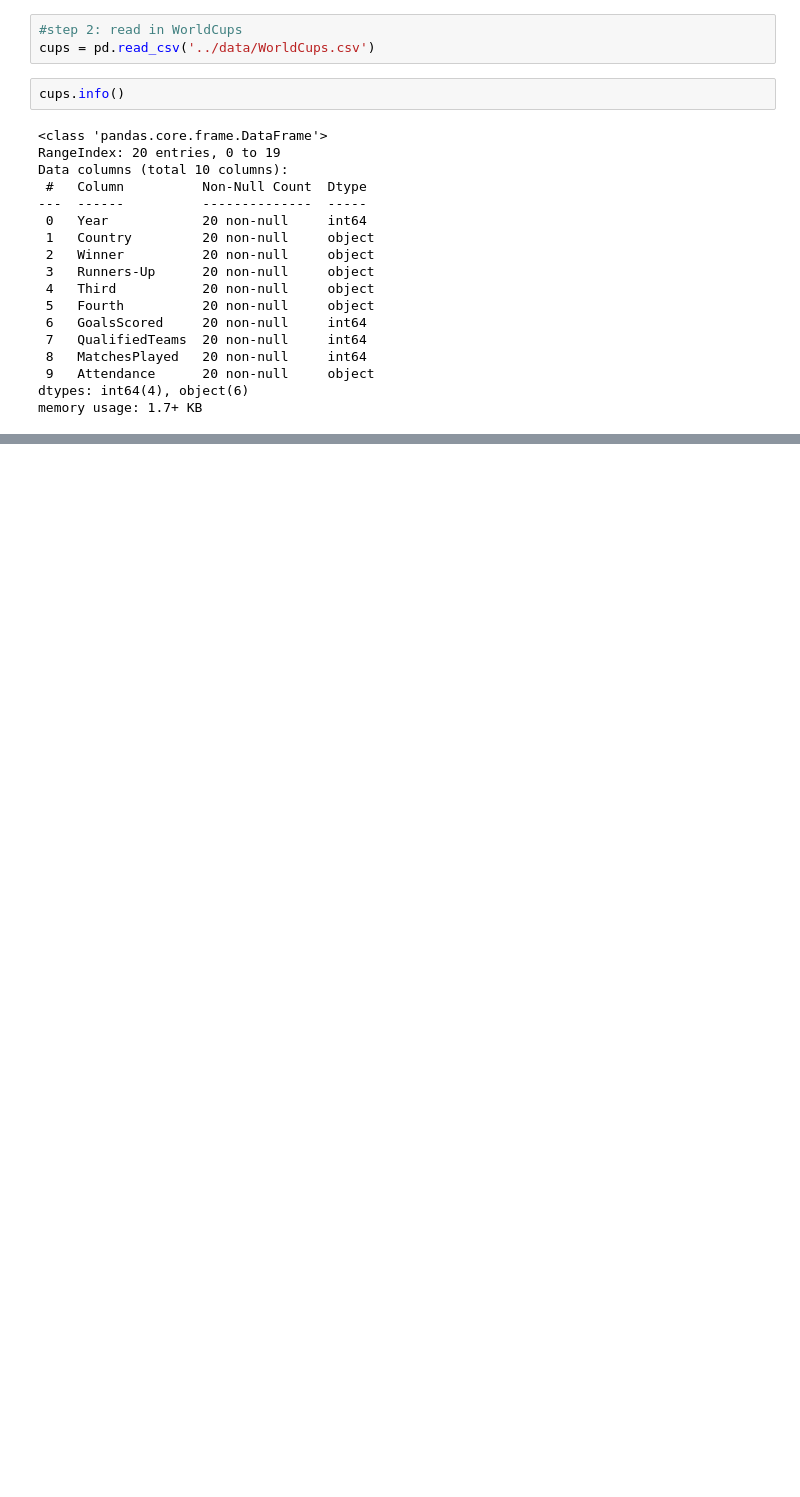
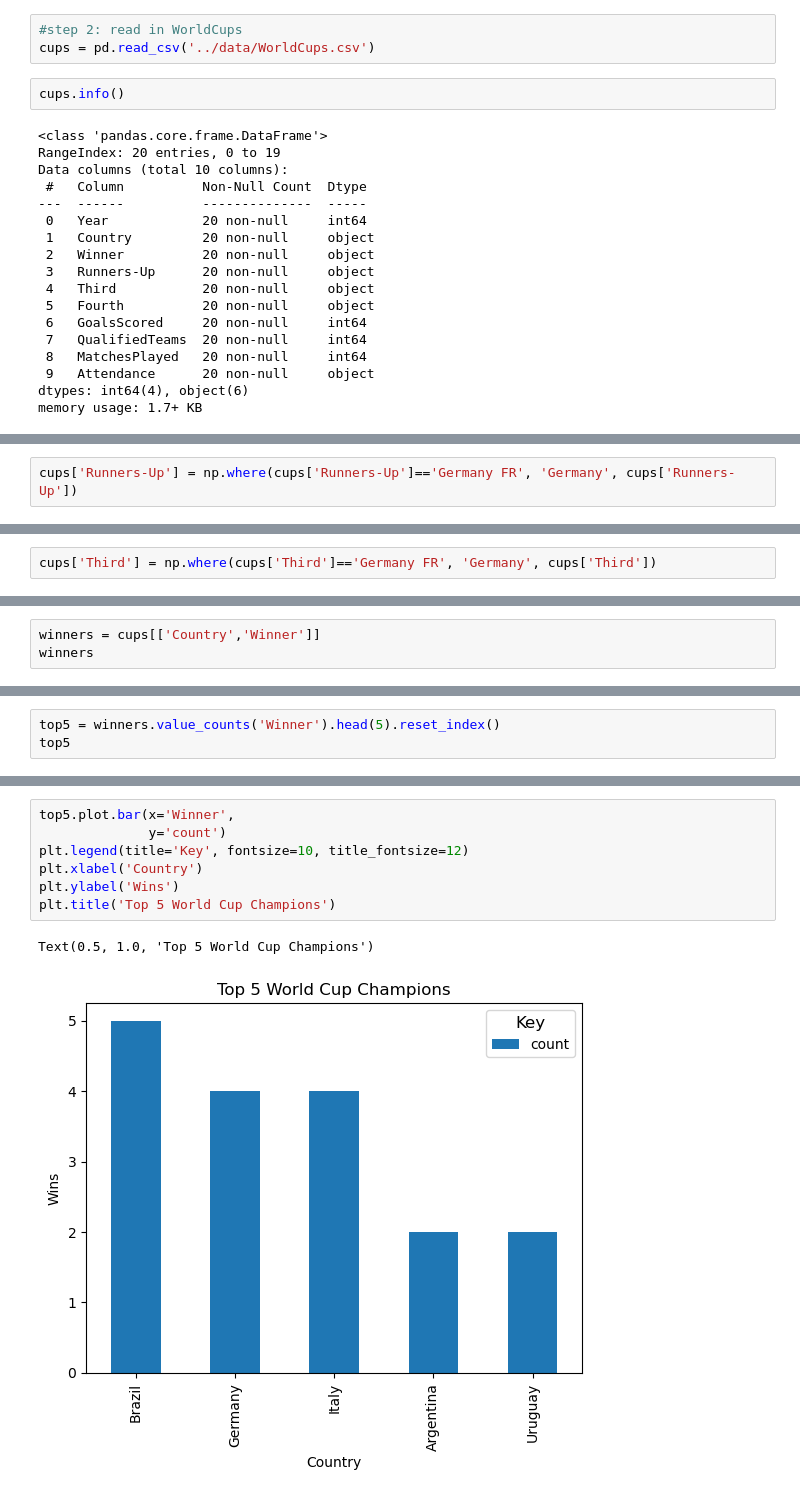
Before and after one commit to katieclayy/World-Cup-Matches-Analysis, a Jupyter notebook: notebook/WorldCupAnalysis.ipynb, the cells around one changed output, grey strips where cells are left out. Saved outputs shown, nothing was run; the diff lists cells and outputs as text; blank space fills up the shorter version.

```diff
--- a/notebook/WorldCupAnalysis.ipynb
+++ b/notebook/WorldCupAnalysis.ipynb
@@ -101,0 +178,2 @@ cups.head()
+# %%
+cups['Runners-Up'] = np.where(cups['Runners-Up']=='Germany FR', 'Germany', cups['Runners-Up'])
@@ -101,0 +186,2 @@ cups.head()
+# %%
+cups['Third'] = np.where(cups['Third']=='Germany FR', 'Germany', cups['Third'])
@@ -101,0 +194,3 @@ cups.head()
+# %%
+winners = cups[['Country','Winner']]
+winners
@@ -101,0 +215,3 @@ cups.head()
+# %%
+top5 = winners.value_counts('Winner').head(5).reset_index()
+top5
@@ -101,0 +237,10 @@ cups.head()
+# %%
+top5.plot.bar(x='Winner',
+              y='count')
+plt.legend(title='Key', fontsize=10, title_fontsize=12)
+plt.xlabel('Country')
+plt.ylabel('Wins')
+plt.title('Top 5 World Cup Champions')
+# %% [output]
+Text(0.5, 1.0, 'Top 5 World Cup Champions')
+[figure, added]
```
Also changed, not shown: parts of 25 cells of this notebook.
